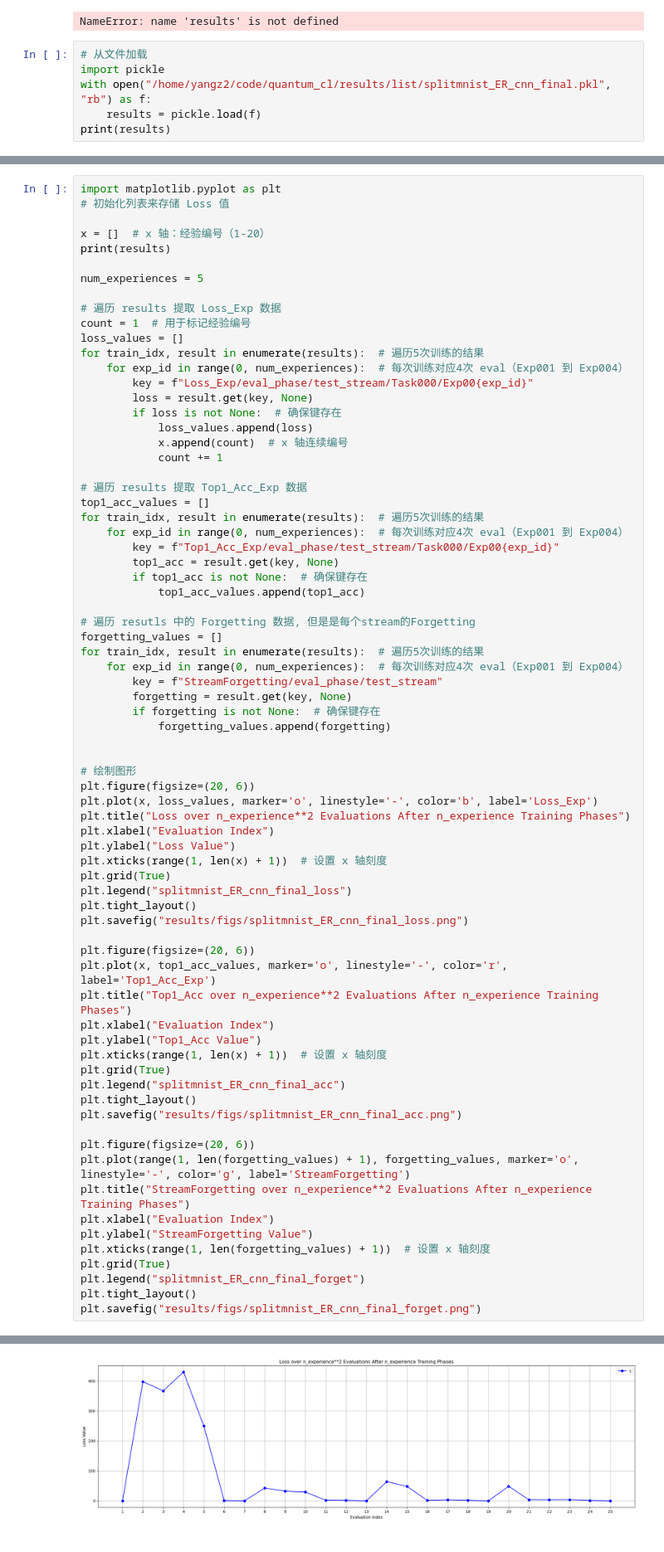
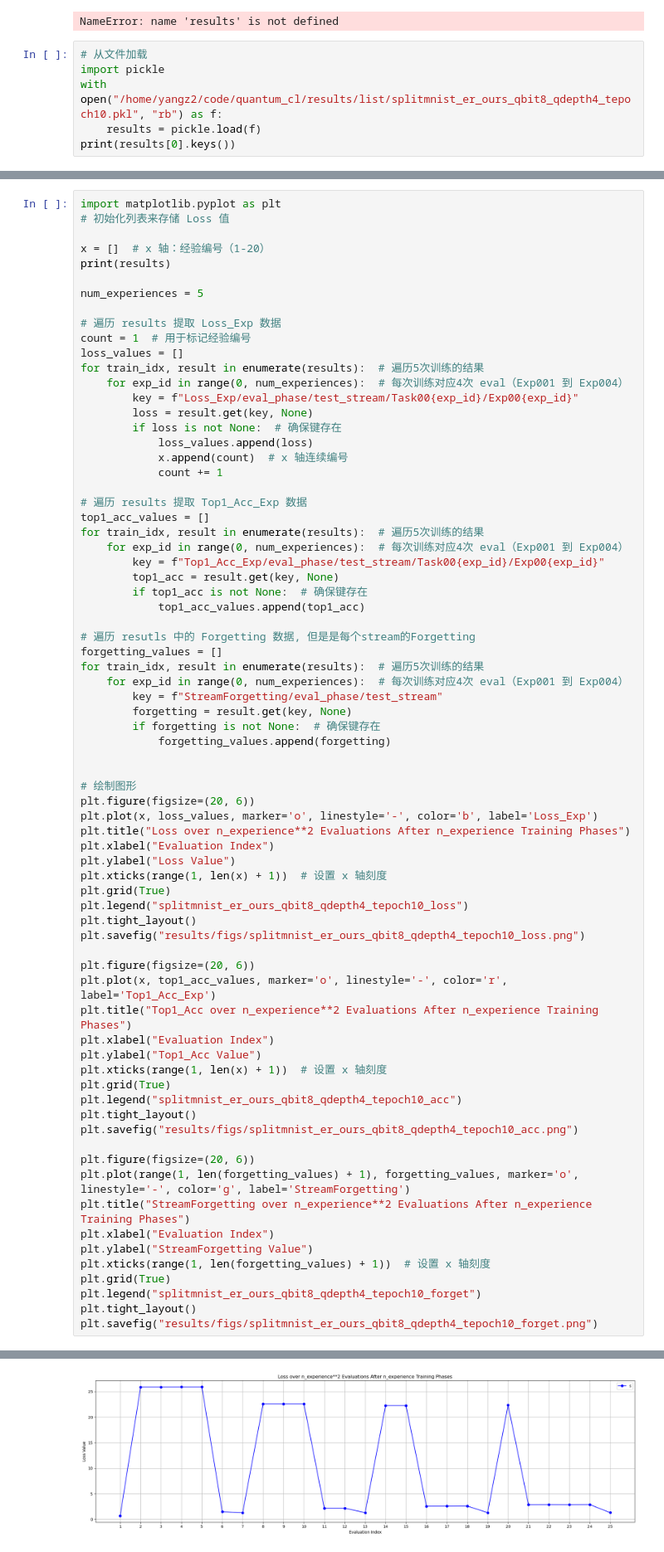
Before and after one commit to yzy1997/quantum_cl, a Jupyter notebook: quantum_lwf_addqlayer.ipynb, the cells around one changed output, grey strips where cells are left out. Shown at 83% size. Drawn from its saved outputs; the diff is of its cells as text.

Commit message:
modify the source of minist dataset for our quantum scheme

```diff
--- a/quantum_lwf_addqlayer.ipynb
+++ b/quantum_lwf_addqlayer.ipynb
@@ -545,7 +545,7 @@ NameError: name 'results' is not defined
 # %%
 # 从文件加载
 import pickle
-with open("/home/yangz2/code/quantum_cl/results/list/splitmnist_ER_cnn_final.pkl", "rb") as f:
+with open("/home/yangz2/code/quantum_cl/results/list/splitmnist_er_ours_qbit8_qdepth4_tepoch10.pkl", "rb") as f:
     results = pickle.load(f)
-print(results)
+print(results[0].keys())
 # %% [output]
@@ -564,7 +564,7 @@ count = 1  # 用于标记经验编号
 loss_values = []
 for train_idx, result in enumerate(results):  # 遍历5次训练的结果
     for exp_id in range(0, num_experiences):  # 每次训练对应4次 eval（Exp001 到 Exp004）
-        key = f"Loss_Exp/eval_phase/test_stream/Task000/Exp00{exp_id}"
+        key = f"Loss_Exp/eval_phase/test_stream/Task00{exp_id}/Exp00{exp_id}"
         loss = result.get(key, None)
         if loss is not None:  # 确保键存在
             loss_values.append(loss)
@@ -575,7 +575,7 @@ for train_idx, result in enumerate(results):  # 遍历5次训练的结果
 top1_acc_values = []
 for train_idx, result in enumerate(results):  # 遍历5次训练的结果
     for exp_id in range(0, num_experiences):  # 每次训练对应4次 eval（Exp001 到 Exp004）
-        key = f"Top1_Acc_Exp/eval_phase/test_stream/Task000/Exp00{exp_id}"
+        key = f"Top1_Acc_Exp/eval_phase/test_stream/Task00{exp_id}/Exp00{exp_id}"
         top1_acc = result.get(key, None)
         if top1_acc is not None:  # 确保键存在
             top1_acc_values.append(top1_acc)
@@ -598,9 +598,9 @@ plt.xlabel("Evaluation Index")
 plt.ylabel("Loss Value")
 plt.xticks(range(1, len(x) + 1))  # 设置 x 轴刻度
 plt.grid(True)
-plt.legend("splitmnist_ER_cnn_final_loss")
+plt.legend("splitmnist_er_ours_qbit8_qdepth4_tepoch10_loss")
 plt.tight_layout()
-plt.savefig("results/figs/splitmnist_ER_cnn_final_loss.png")
+plt.savefig("results/figs/splitmnist_er_ours_qbit8_qdepth4_tepoch10_loss.png")
 
 plt.figure(figsize=(20, 6))
 plt.plot(x, top1_acc_values, marker='o', linestyle='-', color='r', label='Top1_Acc_Exp')
@@ -609,9 +609,9 @@ plt.xlabel("Evaluation Index")
 plt.ylabel("Top1_Acc Value")
 plt.xticks(range(1, len(x) + 1))  # 设置 x 轴刻度
 plt.grid(True)
-plt.legend("splitmnist_ER_cnn_final_acc")
+plt.legend("splitmnist_er_ours_qbit8_qdepth4_tepoch10_acc")
 plt.tight_layout()
-plt.savefig("results/figs/splitmnist_ER_cnn_final_acc.png")
+plt.savefig("results/figs/splitmnist_er_ours_qbit8_qdepth4_tepoch10_acc.png")
 
 plt.figure(figsize=(20, 6))
 plt.plot(range(1, len(forgetting_values) + 1), forgetting_values, marker='o', linestyle='-', color='g', label='StreamForgetting')
@@ -620,7 +620,7 @@ plt.xlabel("Evaluation Index")
 plt.ylabel("StreamForgetting Value")
 plt.xticks(range(1, len(forgetting_values) + 1))  # 设置 x 轴刻度
 plt.grid(True)
-plt.legend("splitmnist_ER_cnn_final_forget")
+plt.legend("splitmnist_er_ours_qbit8_qdepth4_tepoch10_forget")
 plt.tight_layout()
-plt.savefig("results/figs/splitmnist_ER_cnn_final_forget.png")
+plt.savefig("results/figs/splitmnist_er_ours_qbit8_qdepth4_tepoch10_forget.png")
 # %% [output]
@@ -628 +644 @@ plt.savefig("results/figs/splitmnist_ER_cnn_final_forget.png")
-[figure, old version]
+[figure, new version]
```
Also changed, not shown: parts of 6 cells of this notebook, 5 other files.
